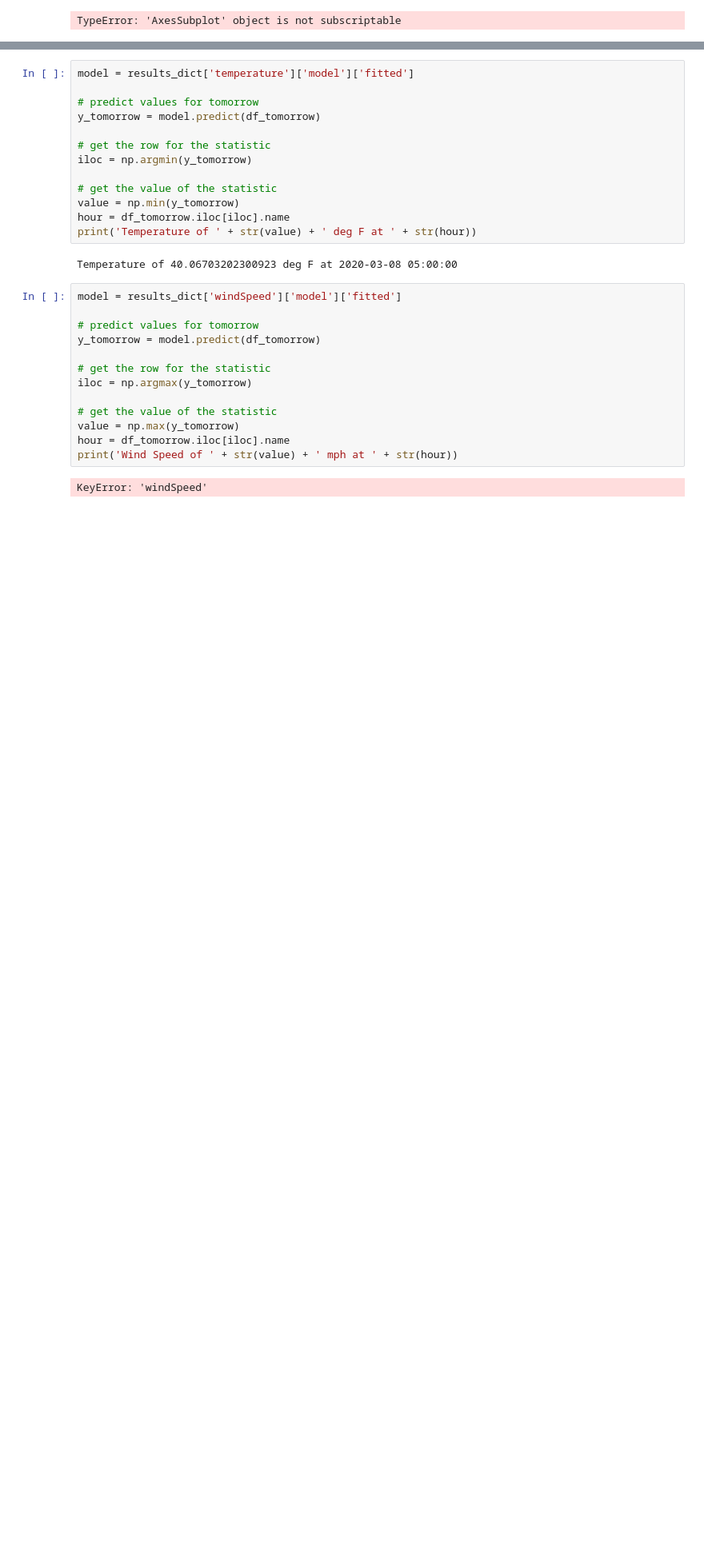
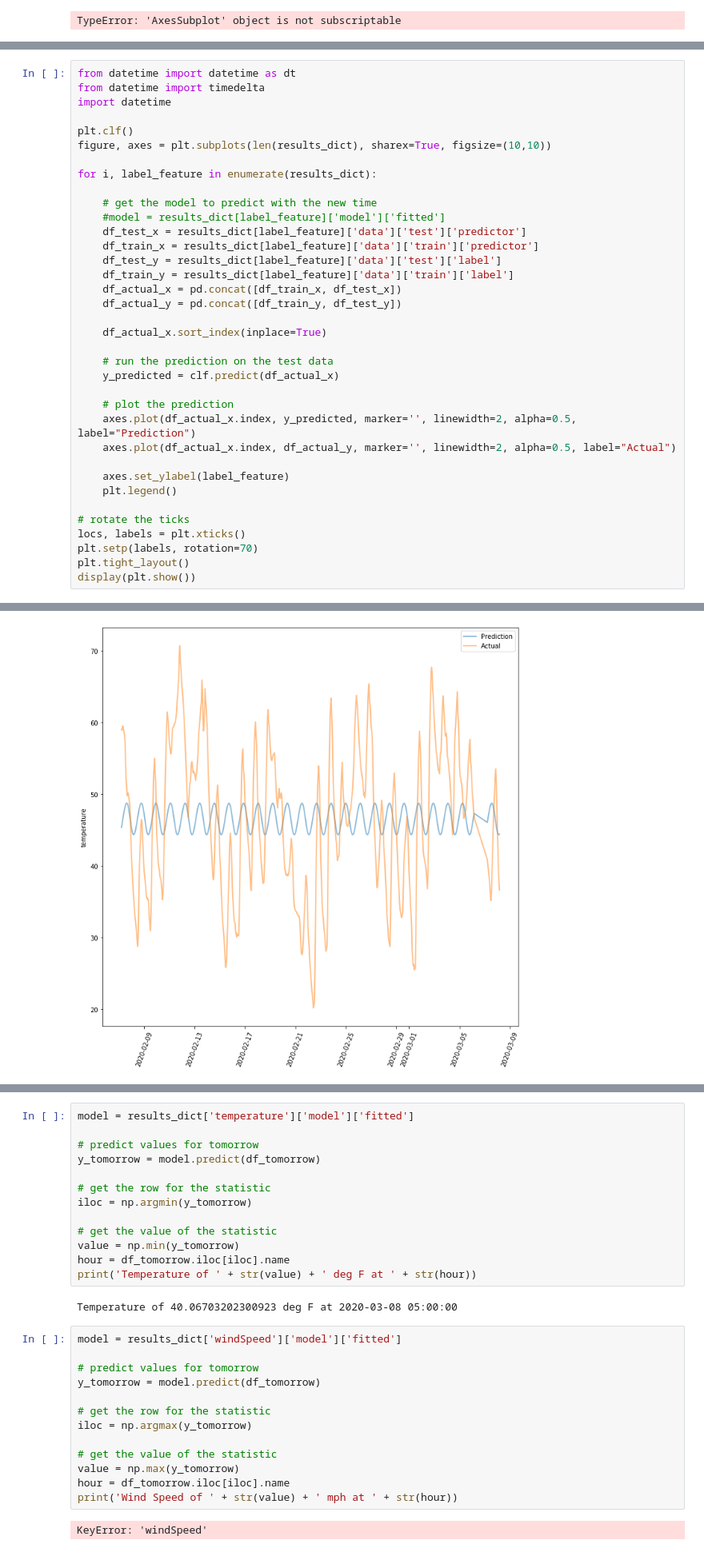
Before and after one commit to ezbc/weather-prediction, a Jupyter notebook: weather-predictor.ipynb, the cells around one changed output, grey strips where cells are left out. Shown at 80% size. Drawn from its saved outputs; the diff is of its cells as text; blank space fills up the shorter version.

```diff
--- a/weather-predictor.ipynb
+++ b/weather-predictor.ipynb
@@ -635,0 +724,37 @@ TypeError: 'AxesSubplot' object is not subscriptable
+# %%
+from datetime import datetime as dt
+from datetime import timedelta
+import datetime
+
+plt.clf()
+figure, axes = plt.subplots(len(results_dict), sharex=True, figsize=(10,10))
+
+for i, label_feature in enumerate(results_dict):
+
+    # get the model to predict with the new time
+    #model = results_dict[label_feature]['model']['fitted']
+    df_test_x = results_dict[label_feature]['data']['test']['predictor']
+    df_train_x = results_dict[label_feature]['data']['train']['predictor']
+    df_test_y = results_dict[label_feature]['data']['test']['label']
+    df_train_y = results_dict[label_feature]['data']['train']['label']
+    df_actual_x = pd.concat([df_train_x, df_test_x])
+    df_actual_y = pd.concat([df_train_y, df_test_y])
+
+    df_actual_x.sort_index(inplace=True)
+
+    # run the prediction on the test data
+    y_predicted = clf.predict(df_actual_x)
+
+    # plot the prediction
+    axes.plot(df_actual_x.index, y_predicted, marker='', linewidth=2, alpha=0.5, label="Prediction")
+    axes.plot(df_actual_x.index, df_actual_y, marker='', linewidth=2, alpha=0.5, label="Actual")
+
+    axes.set_ylabel(label_feature)
+    plt.legend()
+
+# rotate the ticks
+locs, labels = plt.xticks()
+plt.setp(labels, rotation=70)
+plt.tight_layout()
+display(plt.show())
+# %% [output]
@@ -635,0 +762 @@ TypeError: 'AxesSubplot' object is not subscriptable
+[figure, added]
```
Also changed, not shown: parts of 16 cells of this notebook.
